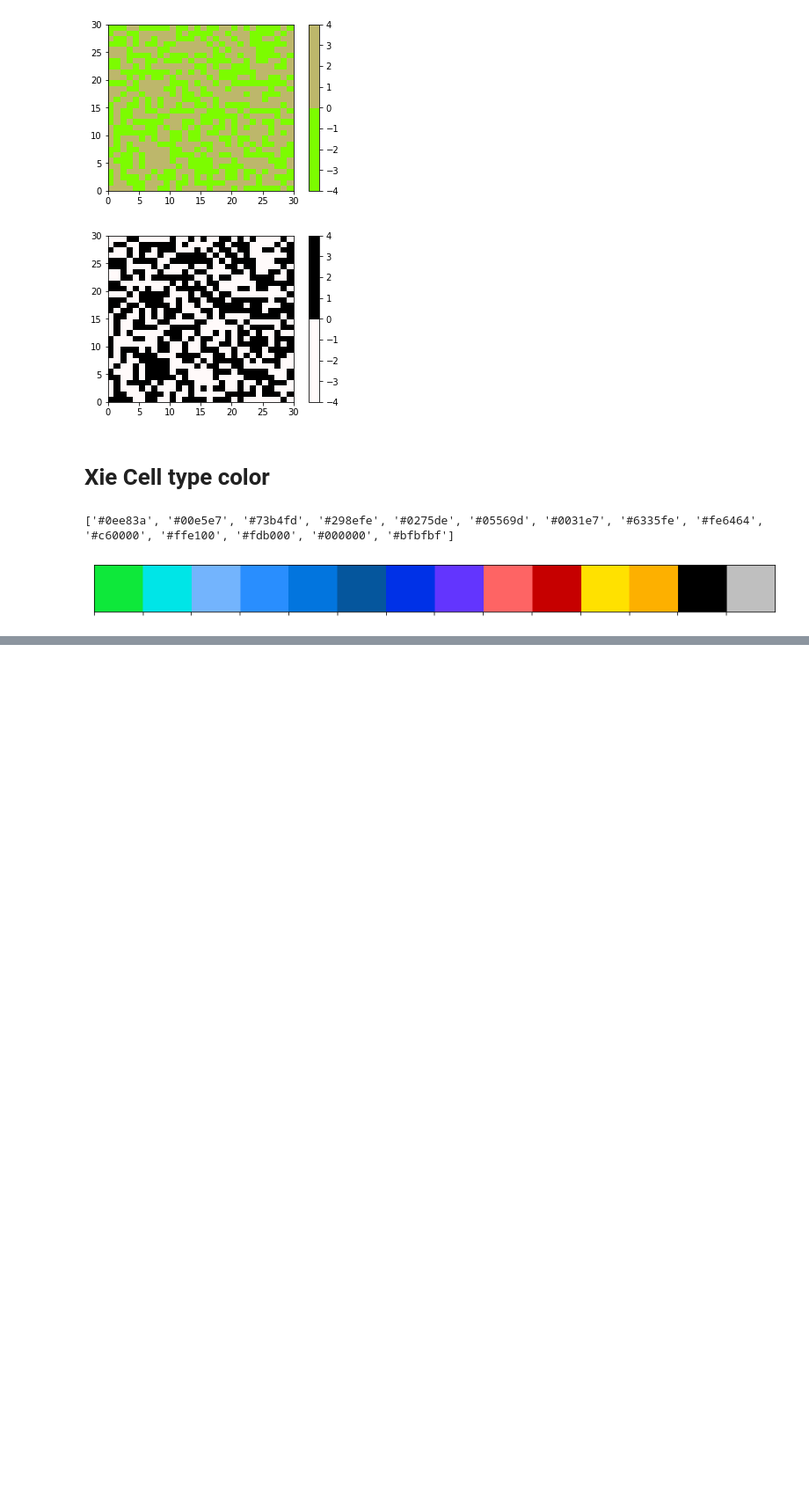
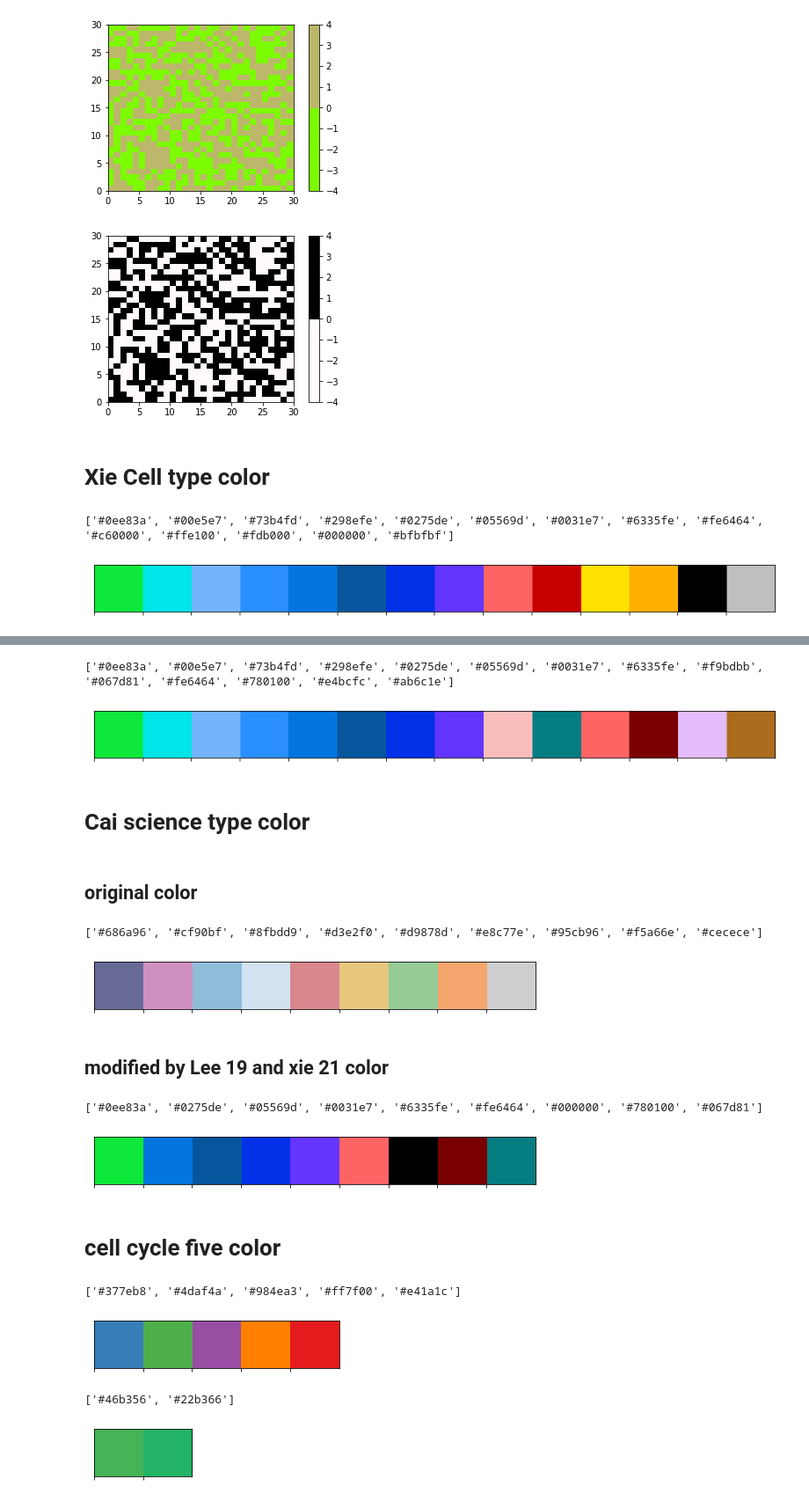
Before and after one commit to remember-past/Template, a Jupyter notebook: python/plot_example/color_list/color_list_notebook.ipynb, the cells around one changed output, grey strips where cells are left out. Shown: that part at 88% size. Saved outputs shown, nothing was run; the diff lists cells and outputs as text; code cells hidden in the pictures; blank space fills up the shorter version.

```diff
--- a/python/plot_example/color_list/color_list_notebook.ipynb
+++ b/python/plot_example/color_list/color_list_notebook.ipynb
@@ -511,0 +551,27 @@ print(sns.color_palette(values).as_hex())
+# %%
+values=[(14/255,232/255,58/255),(0/255,229/255,231/255),(115/255,180/255,253/255),(41/255,142/255,254/255),
+       (2/255,117/255,222/255),(5/255,86/255,157/255),(0/255,49/255,231/255),(99/255,53/255,254/255),
+       (249/255,189/255,187/255),(6/255,125/255,129/255),(254/255,100/255,100/255),(120/255,1/255,0/255),
+        (228/255,188/255,252/255),(171/255,108/255,30/255),]
+sns.palplot(values)
+print(sns.color_palette(values).as_hex())
+# %% [output]
+['#0ee83a', '#00e5e7', '#73b4fd', '#298efe', '#0275de', '#05569d', '#0031e7', '#6335fe', '#f9bdbb', '#067d81', '#fe6464', '#780100', '#e4bcfc', '#ab6c1e']
+[figure, added]
+# %% [markdown]
+# Cai science  type color
+# %% [markdown]
+## original color
+# %%
+hue_order=['Pvalb', 'Vip', 'Ndnf', 'Sst', 'Astro', 'Micro', 'Endo', 'OPC_Oligo', 'Exc']
+
+values=[(104/255,106/255,150/255),(207/255,144/255,191/255),(143/255,189/255,217/255),(211/255,226/255,240/255),
+       (217/255,135/255,141/255),(232/255,199/255,126/255),(149/255,203/255,150/255),(245/255,166/255,110/255),
+       (206/255,206/255,206/255)]
+sns.palplot(values)
+print(sns.color_palette(values).as_hex())
+# %% [output]
+['#686a96', '#cf90bf', '#8fbdd9', '#d3e2f0', '#d9878d', '#e8c77e', '#95cb96', '#f5a66e', '#cecece']
+[figure, added]
+# %% [markdown]
+## modified by Lee 19 and xie 21 color
@@ -511,0 +582,11 @@ print(sns.color_palette(values).as_hex())
+# %%
+values=[(14/255,232/255,58/255),
+       (2/255,117/255,222/255),(5/255,86/255,157/255),(0/255,49/255,231/255),(99/255,53/255,254/255),
+       (254/255,100/255,100/255),(0/255,0/255,0/255),(120/255,1/255,0/255),(6/255,125/255,129/255),]
+sns.palplot(values)
+print(sns.color_palette(values).as_hex())
+# %% [output]
+['#0ee83a', '#0275de', '#05569d', '#0031e7', '#6335fe', '#fe6464', '#000000', '#780100', '#067d81']
+[figure, added]
+# %% [markdown]
+# cell cycle five color
@@ -511,0 +595,14 @@ print(sns.color_palette(values).as_hex())
+# %%
+values=[(55/255,126/255,184/255),(77/255,175/255,74/255),(152/255,78/255,163/255),(255/255,127/255,0/255),(228/255,26/255,28/255),]
+sns.palplot(values)
+print(sns.color_palette(values).as_hex())
+# %% [output]
+['#377eb8', '#4daf4a', '#984ea3', '#ff7f00', '#e41a1c']
+[figure, added]
+# %%
+values=[(70/255,179/255,86/255),(34/255,179/255,102/255),]
+sns.palplot(values)
+print(sns.color_palette(values).as_hex())
+# %% [output]
+['#46b356', '#22b366']
+[figure, added]
```
Also changed, not shown: parts of 10 cells of this notebook.
